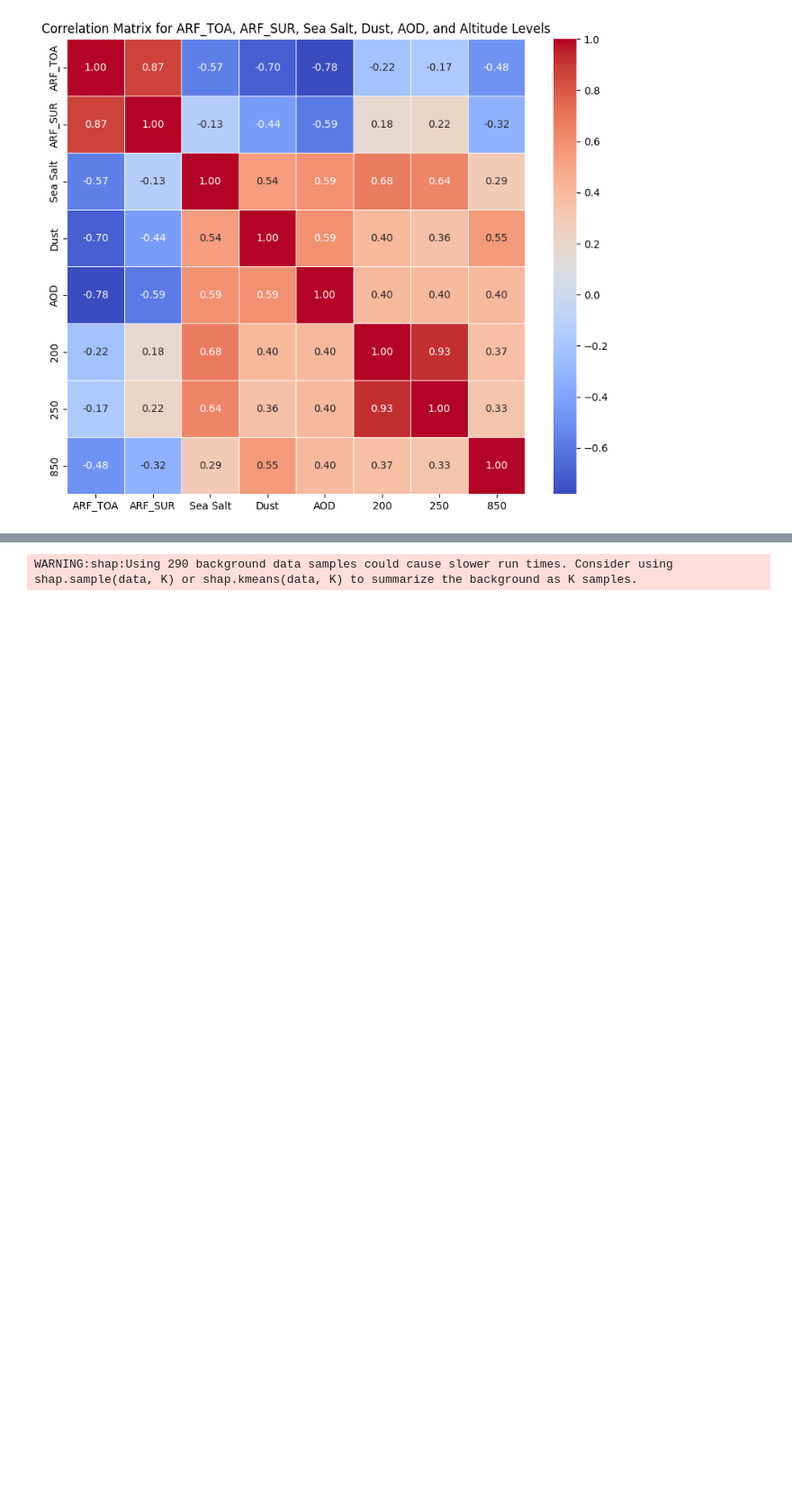
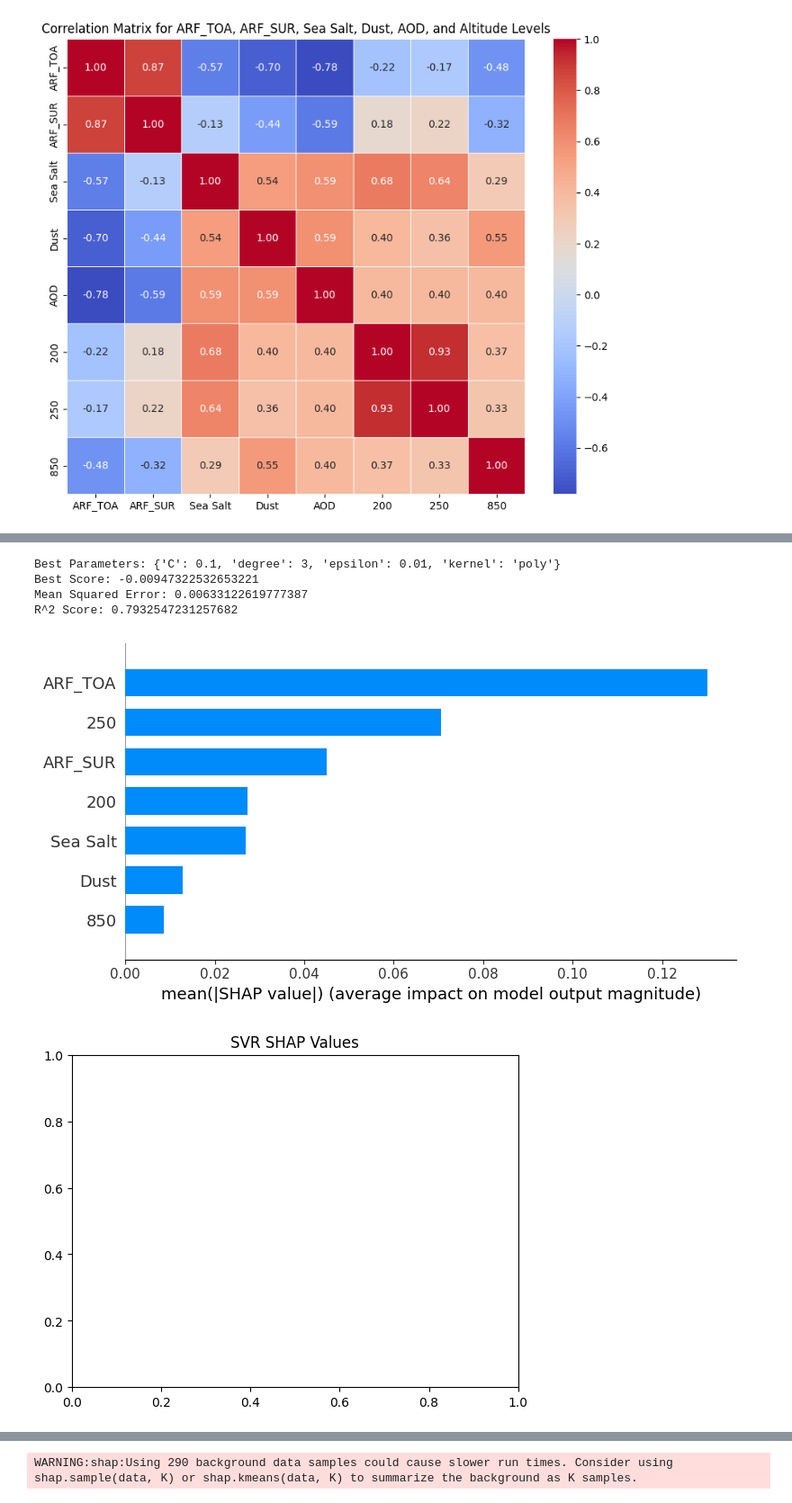
Before and after one commit to SanaSNavas27/finalproject, a Jupyter notebook: Copy_of_shapandpfi.ipynb, the cells around one changed output, grey strips where cells are left out. Shown at 90% size. Cells and saved outputs as stored; diff of their text form; code cells hidden in the pictures; blank space fills up the shorter version.

```diff
--- a/Copy_of_shapandpfi.ipynb
+++ b/Copy_of_shapandpfi.ipynb
@@ -198,0 +200,60 @@ R^2 Score: 0.7851911581755489
+# %%
+from sklearn.model_selection import GridSearchCV
+from sklearn.svm import SVR
+
+# Define the parameter grid
+param_grid = {
+    'kernel': ['poly'],
+    'degree': [2, 3, 4],
+    'C': [0.1, 1, 10],
+    'epsilon': [0.01, 0.1, 1]
+}
+
+# Initialize SVR
+svr = SVR()
+
+# Initialize GridSearchCV
+grid_search = GridSearchCV(svr, param_grid, cv=5, scoring='neg_mean_squared_error', n_jobs=-1)
+
+# Fit GridSearchCV
+grid_search.fit(X_train, y_train)
+
+# Best parameters and score
+print("Best Parameters:", grid_search.best_params_)
+print("Best Score:", grid_search.best_score_)
+
+# Predict and evaluate
+y_pred = grid_search.best_estimator_.predict(X_test)
+mse = mean_squared_error(y_test, y_pred)
+r2 = r2_score(y_test, y_pred)
+
+print(f"Mean Squared Error: {mse}")
+print(f"R^2 Score: {r2}")
+# %% [output]
+Best Parameters: {'C': 0.1, 'degree': 3, 'epsilon': 0.01, 'kernel': 'poly'}
+Best Score: -0.00947322532653221
+Mean Squared Error: 0.00633122619777387
+R^2 Score: 0.7932547231257682
+# %%
+import shap
+import matplotlib.pyplot as plt
+
+# Use the best model from GridSearchCV
+best_svr = grid_search.best_estimator_
+
+# Create a SHAP explainer using KernelExplainer
+# Note: KernelExplainer might be slower for large datasets
+explainer = shap.KernelExplainer(best_svr.predict, shap.sample(X_train, 100))
+
+# Compute SHAP values for the test set
+shap_values = explainer.shap_values(X_test)
+
+# Generate a summary plot with vertical bar plot type
+shap.summary_plot(shap_values, X_test, plot_type='bar')
+plt.title("SVR SHAP Values")
+
+# Display the plot
+plt.show()
+# %% [output]
+[figure, added]
+[figure, added]
```
Also changed, not shown: parts of 21 cells of this notebook.
